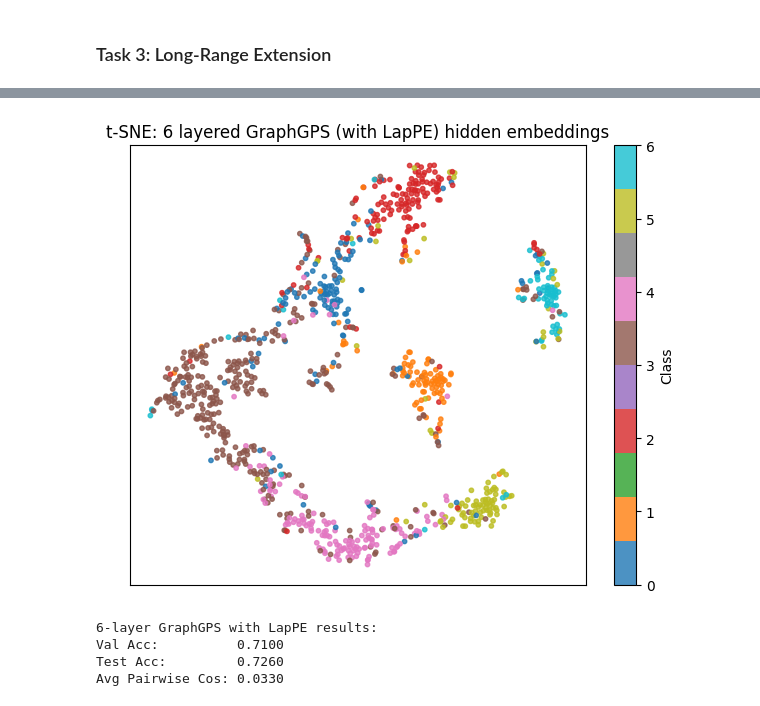
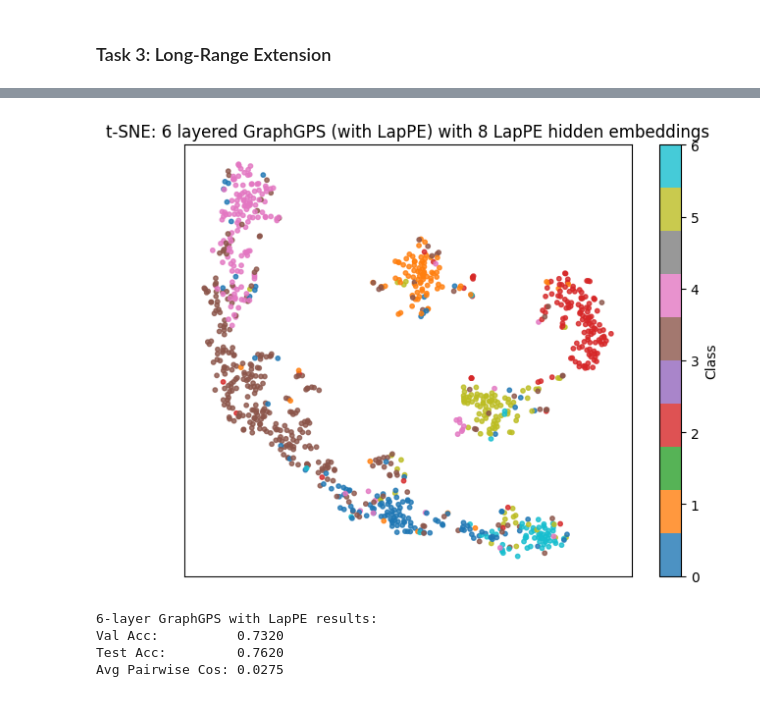
Before and after one commit to jeet1912/long_range_dependencies, a Jupyter notebook: partII.ipynb, the cells around one changed output, grey strips where cells are left out. Cells and saved outputs as stored; diff of their text form; code cells hidden in the pictures.

```diff
--- a/partII.ipynb
+++ b/partII.ipynb
@@ -261,7 +267,7 @@ def train_model(
 
         if requiresTSNE:
             mask = data.test_mask
-            tsne_plot(hidden, data.y, mask, title=f"t-SNE: {model.name} hidden embeddings")
+            tsne_plot(hidden, data.y, mask, title=f"t-SNE: {model.name} with {pos_enc.shape[1] if (pos_enc is not None) else 0} LapPE hidden embeddings")
 
     return {
         "model": model,
@@ -776,7 +782,7 @@ gps_model = GraphGPS(
     out_dim=dataset.num_classes,
     num_layers=6,
     heads=7,
-    attn_dropout=0.2,
+    attn_dropout=0,
     ffn_hidden_multiplier=2,
     pos_enc_dim=pos_enc_dim,
 )
@@ -812,8 +818,8 @@ Final: Train Acc: 1.0000, Val Acc: 0.7100, Test Acc: 0.7260
-[figure, old version]
+[figure, new version]
 6-layer GraphGPS with LapPE results:
-Val Acc:          0.7100
-Test Acc:         0.7260
-Avg Pairwise Cos: 0.0330
+Val Acc:          0.7320
+Test Acc:         0.7620
+Avg Pairwise Cos: 0.0275
 # %%
 print(f"2-layer GCN  - Test Acc: {results_2['test_acc']:.4f}, Cosine: {results_2['cosine_similarity']:.4f}")
 print(f"2-layer GCN with LapPE  - Test Acc: {results_pe['test_acc']:.4f}, Cosine: {results_pe['cosine_similarity']:.4f}")
```
Also changed, not shown: parts of 13 cells of this notebook.
